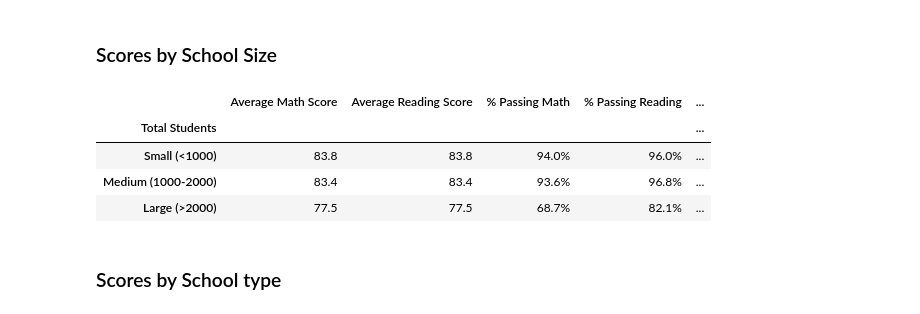
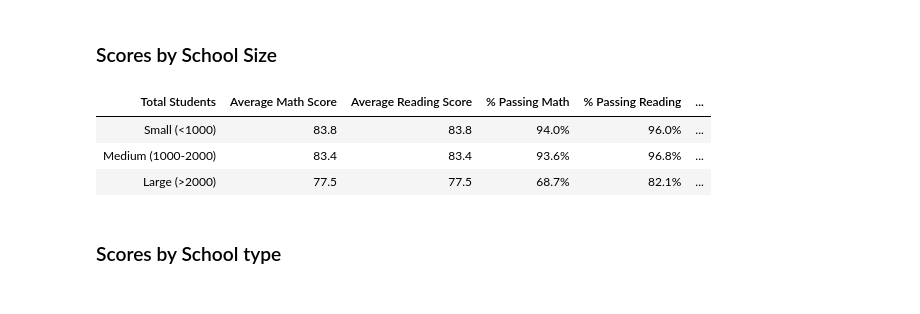
Before and after one commit to llambrano/pandas-challenge, a Jupyter notebook: PyCitySchools/standarized-test-results.ipynb, the cells around one changed output. Drawn from its saved outputs; the diff is of its cells as text; code cells hidden in the pictures.

```diff
--- a/PyCitySchools/standarized-test-results.ipynb
+++ b/PyCitySchools/standarized-test-results.ipynb
@@ -364,36 +365,36 @@ scores_by_spend.style.format({'Average Math Score': '{:.1f}',
 bins = [0, 999, 1999, 100000]
 bin_name = ['Small (<1000)', 'Medium (1000-2000)', 'Large (>2000)']
 school_students_df ['size_bins'] = pd.cut(school_students_df['size'], bins, labels = bin_name)
 by_size = school_students_df.groupby('size_bins')
 
 # calculations
 avg_math = by_size['math_score'].mean()
 avg_read = by_size['math_score'].mean()
 pass_math = school_students_df[school_students_df['math_score'] >= 70].groupby('size_bins')['Student ID'].count()/by_size['Student ID'].count()
 pass_read = school_students_df[school_students_df['reading_score'] >= 70].groupby('size_bins')['Student ID'].count()/by_size['Student ID'].count()
 overall = school_students_df[(school_students_df['reading_score'] >= 70) & (school_students_df['math_score'] >= 70)].groupby('size_bins')['Student ID'].count()/by_size['Student ID'].count()
 
 # assignment of values to df
 scores_by_sc_size = pd.DataFrame({
     'Average Math Score': avg_math,
     'Average Reading Score': avg_read,
     '% Passing Math': pass_math,
     '% Passing Reading': pass_read,
     'Overall Passing Rate': overall
 })
 
 # setting 'total students' of school as index
 scores_by_sc_size.index.name = 'Total Students'
+scores_by_sc_size.reset_index(inplace=True)
 
 # formatting numbers
 scores_by_sc_size.style.format({'Average Math Score': '{:.1f}',
                               'Average Reading Score': '{:.1f}',
                               '% Passing Math': '{:.1%}',
                               '% Passing Reading':'{:.1%}',
-                              'Overall Passing Rate': '{:.1%}'})
+                              'Overall Passing Rate': '{:.1%}'}).hide_index()
 # %% [output]
-|  | Average Math Score | Average Reading Score | % Passing Math | % Passing Reading | ... |
-| Total Students |  |  |  |  | ... |
+| Total Students | Average Math Score | Average Reading Score | % Passing Math | % Passing Reading | ... |
 | Small (<1000) | 83.8 | 83.8 | 94.0% | 96.0% | ... |
 | Medium (1000-2000) | 83.4 | 83.4 | 93.6% | 96.8% | ... |
 | Large (>2000) | 77.5 | 77.5 | 68.7% | 82.1% | ... |
```
Also changed, not shown: parts of 6 cells of this notebook, 1 other file.
